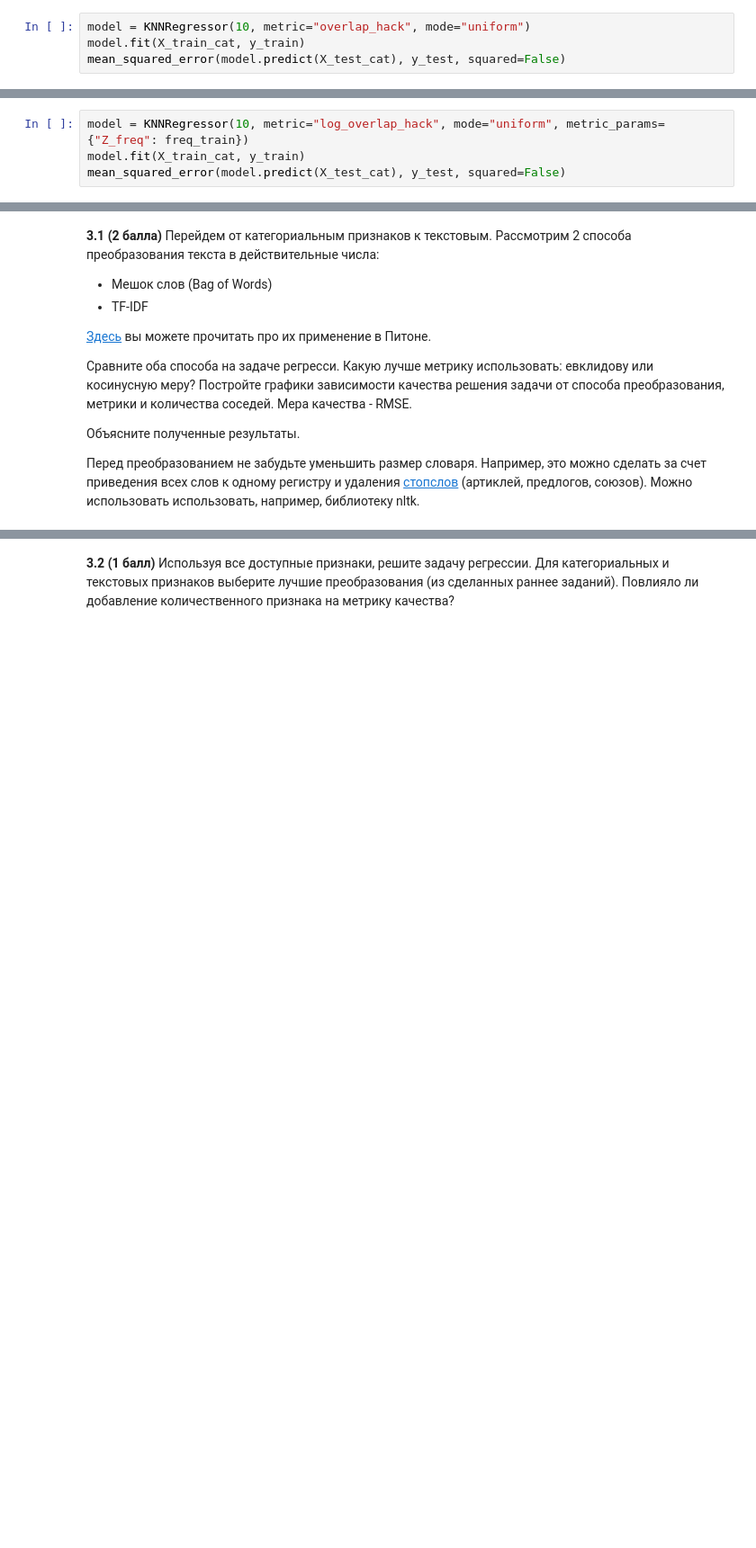
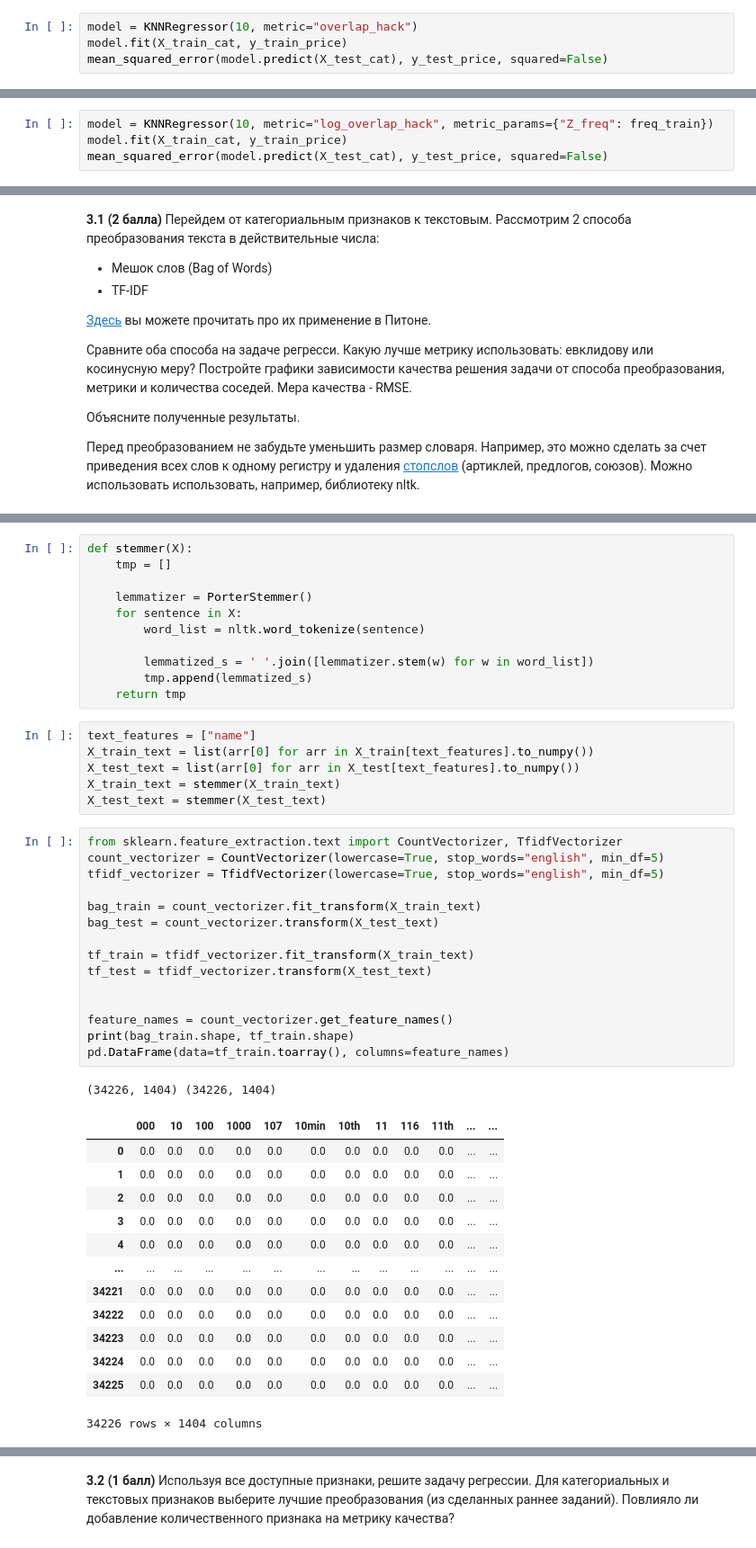
Before and after one commit to Tytskiy/Study, a Jupyter notebook: mmp-fall-2020/mmro/mmro-2/homework-practice-02-tytskiy.ipynb, the cells around one changed output, grey strips where cells are left out. Shown at 90% size. Cells and saved outputs as stored; diff of their text form; blank space fills up the shorter version.

Commit message:
add text features

```diff
--- a/mmp-fall-2020/mmro/mmro-2/homework-practice-02-tytskiy.ipynb
+++ b/mmp-fall-2020/mmro/mmro-2/homework-practice-02-tytskiy.ipynb
@@ -337,8 +344,8 @@ mean_squared_error(model.predict(X_test_cat), y_test, squared=False)
 # %% [output]
 209.02866887099538
 # %%
-model = KNNRegressor(10, metric="overlap_hack", mode="uniform")
-model.fit(X_train_cat, y_train)
-mean_squared_error(model.predict(X_test_cat), y_test, squared=False)
+model = KNNRegressor(10, metric="overlap_hack")
+model.fit(X_train_cat, y_train_price)
+mean_squared_error(model.predict(X_test_cat), y_test_price, squared=False)
 # %% [output]
 215.36188612194348
@@ -345,5 +361,5 @@ mean_squared_error(model.predict(X_test_cat), y_test, squared=False)
 # %%
-model = KNNRegressor(10, metric="log_overlap_hack", mode="uniform", metric_params={"Z_freq": freq_train})
-model.fit(X_train_cat, y_train)
-mean_squared_error(model.predict(X_test_cat), y_test, squared=False)
+model = KNNRegressor(10, metric="log_overlap_hack", metric_params={"Z_freq": freq_train})
+model.fit(X_train_cat, y_train_price)
+mean_squared_error(model.predict(X_test_cat), y_test_price, squared=False)
 # %% [output]
@@ -564,0 +688,47 @@ p_j(c) = g(T_i | f_j(x_i) = c),
+# %%
+def stemmer(X):
+    tmp = []
+
+    lemmatizer = PorterStemmer()
+    for sentence in X:
+        word_list = nltk.word_tokenize(sentence)
+
+        lemmatized_s = ' '.join([lemmatizer.stem(w) for w in word_list])
+        tmp.append(lemmatized_s)
+    return tmp
+# %%
+text_features = ["name"]
+X_train_text = list(arr[0] for arr in X_train[text_features].to_numpy())
+X_test_text = list(arr[0] for arr in X_test[text_features].to_numpy())
+X_train_text = stemmer(X_train_text)
+X_test_text = stemmer(X_test_text)
+# %%
+from sklearn.feature_extraction.text import CountVectorizer, TfidfVectorizer
+count_vectorizer = CountVectorizer(lowercase=True, stop_words="english", min_df=5)
+tfidf_vectorizer = TfidfVectorizer(lowercase=True, stop_words="english", min_df=5)
+
+bag_train = count_vectorizer.fit_transform(X_train_text)
+bag_test = count_vectorizer.transform(X_test_text)
+
+tf_train = tfidf_vectorizer.fit_transform(X_train_text)
+tf_test = tfidf_vectorizer.transform(X_test_text)
+
+
+feature_names = count_vectorizer.get_feature_names()
+print(bag_train.shape, tf_train.shape)
+pd.DataFrame(data=tf_train.toarray(), columns=feature_names)
+# %% [output]
+(34226, 1404) (34226, 1404)
+|  | 000 | 10 | 100 | 1000 | 107 | 10min | 10th | 11 | 116 | 11th | ... | ... |
+| 0 | 0.0 | 0.0 | 0.0 | 0.0 | 0.0 | 0.0 | 0.0 | 0.0 | 0.0 | 0.0 | ... | ... |
+| 1 | 0.0 | 0.0 | 0.0 | 0.0 | 0.0 | 0.0 | 0.0 | 0.0 | 0.0 | 0.0 | ... | ... |
+| 2 | 0.0 | 0.0 | 0.0 | 0.0 | 0.0 | 0.0 | 0.0 | 0.0 | 0.0 | 0.0 | ... | ... |
+| 3 | 0.0 | 0.0 | 0.0 | 0.0 | 0.0 | 0.0 | 0.0 | 0.0 | 0.0 | 0.0 | ... | ... |
+| 4 | 0.0 | 0.0 | 0.0 | 0.0 | 0.0 | 0.0 | 0.0 | 0.0 | 0.0 | 0.0 | ... | ... |
+| ... | ... | ... | ... | ... | ... | ... | ... | ... | ... | ... | ... | ... |
+| 34221 | 0.0 | 0.0 | 0.0 | 0.0 | 0.0 | 0.0 | 0.0 | 0.0 | 0.0 | 0.0 | ... | ... |
+| 34222 | 0.0 | 0.0 | 0.0 | 0.0 | 0.0 | 0.0 | 0.0 | 0.0 | 0.0 | 0.0 | ... | ... |
+| 34223 | 0.0 | 0.0 | 0.0 | 0.0 | 0.0 | 0.0 | 0.0 | 0.0 | 0.0 | 0.0 | ... | ... |
+| 34224 | 0.0 | 0.0 | 0.0 | 0.0 | 0.0 | 0.0 | 0.0 | 0.0 | 0.0 | 0.0 | ... | ... |
+| 34225 | 0.0 | 0.0 | 0.0 | 0.0 | 0.0 | 0.0 | 0.0 | 0.0 | 0.0 | 0.0 | ... | ... |
+34226 rows × 1404 columns
```
Also changed, not shown: parts of 37 cells of this notebook.
